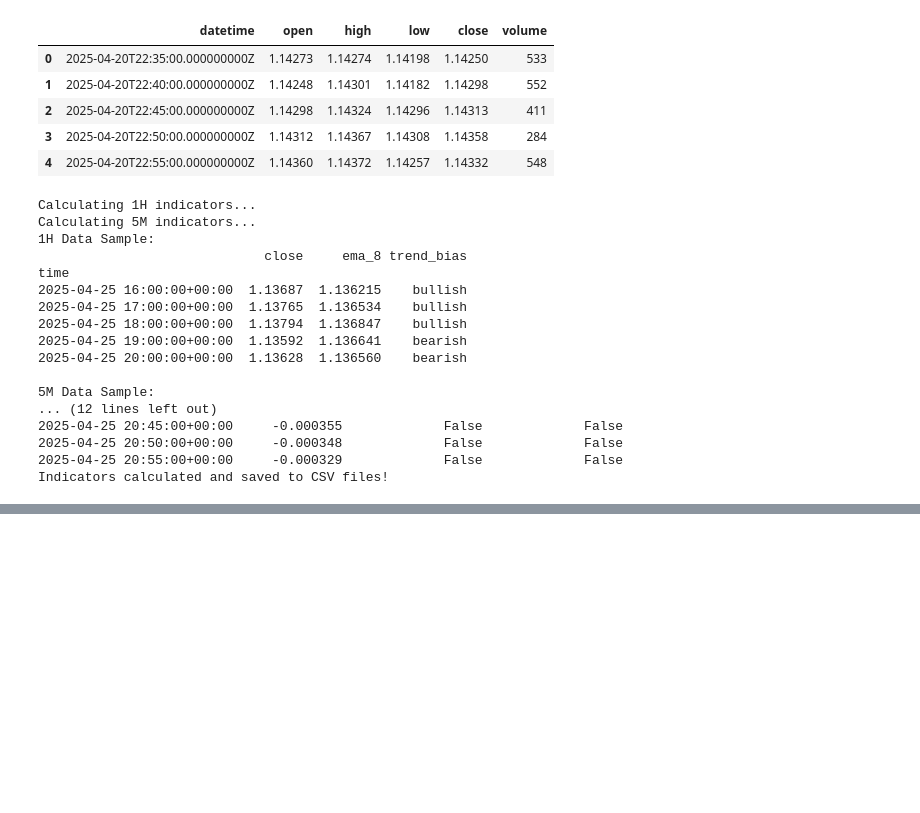
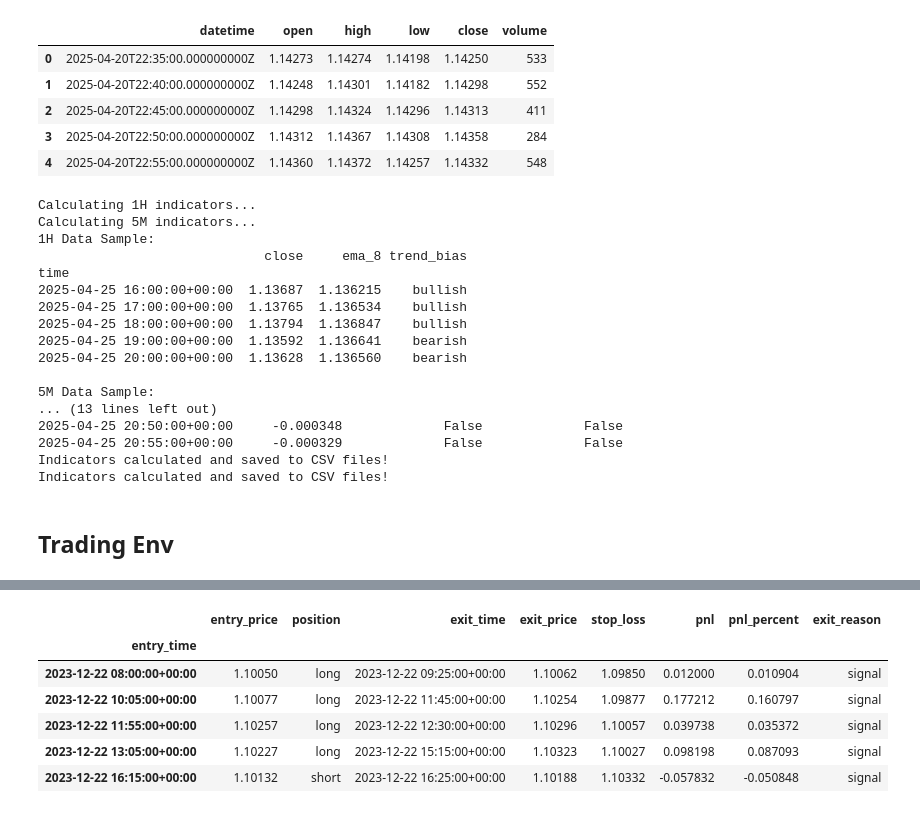
Before and after one commit to Chiqo-ke/-High-Frequency-Trading-Model-with-IB, a Jupyter notebook: DQN-model.ipynb, the cells around one changed output, grey strips where cells are left out. Saved outputs shown, nothing was run; the diff lists cells and outputs as text; code cells hidden in the pictures; blank space fills up the shorter version.

Commit message:
Trading envirnonment testing

```diff
--- a/DQN-model.ipynb
+++ b/DQN-model.ipynb
@@ -130,11 +135,6 @@ M5 Data Sample:
 | 3 | 2025-04-20T22:50:00.000000000Z | 1.14312 | 1.14367 | 1.14308 | 1.14358 | 284 |
 | 4 | 2025-04-20T22:55:00.000000000Z | 1.14360 | 1.14372 | 1.14257 | 1.14332 | 548 |
 # %%
-import pandas as pd
-import pandas_ta as ta
-import matplotlib.pyplot as plt
-import numpy as np
-
 # Load the data
 h1_data = pd.read_csv('H1_cleaned.csv')
 m5_data = pd.read_csv('M5_cleaned.csv')
@@ -211,6 +211,28 @@ print("\n5M Data Sample:")
 print(m5_data[['close', 'ema_5', 'rsi_9', 'MACD_8_17_9', 'MACDs_8_17_9',
                'macd_cross_above', 'macd_cross_below']].tail())
 
+print("Indicators calculated and saved to CSV files!")
+
+# Create signals DataFrame
+signals_df = pd.DataFrame({
+    'datetime': m5_data.index,
+    'close': m5_data['close'],
+    'ema_5': m5_data['ema_5'],
+    'rsi_9': m5_data['rsi_9'],
+    'macd': m5_data['MACD_8_17_9'],
+    'macd_signal': m5_data['MACDs_8_17_9'],
+    'price_crossed_above_ema': m5_data['price_crossed_above_ema'],
+    'price_crossed_below_ema': m5_data['price_crossed_below_ema'],
+    'macd_cross_above': m5_data['macd_cross_above'],
+    'macd_cross_below': m5_data['macd_cross_below']
+})
+
+# Add hourly trend bias by resampling to 5-minute timeframe
+hourly_bias = h1_data['trend_bias'].reindex(m5_data.index, method='ffill')
+signals_df['trend_bias'] = hourly_bias
+
+signals_df
+
 # Function to visualize the indicators for a specific time period (optional)
 def visualize_indicators(h1_sample, m5_sample, period=50):
     """
@@ -266,8 +288,10 @@ time
 2025-04-25 20:00:00+00:00  1.13628  1.136560    bearish
 
 5M Data Sample:
-... (12 lines left out)
-2025-04-25 20:45:00+00:00     -0.000355             False             False
+... (13 lines left out)
 2025-04-25 20:50:00+00:00     -0.000348             False             False
 2025-04-25 20:55:00+00:00     -0.000329             False             False
 Indicators calculated and saved to CSV files!
+Indicators calculated and saved to CSV files!
+# %% [markdown]
+## Trading Env
@@ -273,0 +753,36 @@ Indicators calculated and saved to CSV files!
+# %%
+# Initialize trades_df as None or empty DataFrame
+trades_df = pd.DataFrame()
+portfolio_df = pd.DataFrame()
+
+# Prepare trading signals
+signals_df['signal'] = 'no_signal'
+
+# Generate long entry signals
+signals_df.loc[(signals_df['trend_bias'] == 'bullish') &
+              (signals_df['price_crossed_above_ema']) &
+              (signals_df['rsi_9'] > 30), 'signal'] = 'buy'
+
+# Generate short entry signals
+signals_df.loc[(signals_df['trend_bias'] == 'bearish') &
+              (signals_df['price_crossed_below_ema']) &
+              (signals_df['rsi_9'] < 70), 'signal'] = 'sell'
+
+# Generate exit signals
+signals_df.loc[signals_df['macd_cross_below'], 'signal'] = 'exit_buy'
+signals_df.loc[signals_df['macd_cross_above'], 'signal'] = 'exit_sell'
+
+# Calculate stop losses (example: 20 pips)
+pip_value = 0.0001
+stop_loss_pips = 20
+signals_df['stop_loss_long'] = signals_df['close'] - (stop_loss_pips * pip_value)
+signals_df['stop_loss_short'] = signals_df['close'] + (stop_loss_pips * pip_value)
+
+# Execute trades with initial balance of $10,000 and 2% risk per trade
+trades_df, portfolio_df = execute_trades(signals_df, initial_balance=10, position_size_percent=2)
+
+print("\nTrade Summary:")
+print(f"Number of trades executed: {len(trades_df)}")
+print("\nFirst few trades:")
+display(trades_df.head())
+# %% [output]
@@ -273,0 +806,7 @@ Indicators calculated and saved to CSV files!
+|  | entry_price | position | exit_time | exit_price | stop_loss | pnl | pnl_percent | exit_reason |
+| entry_time |  |  |  |  |  |  |  |  |
+| 2023-12-22 08:00:00+00:00 | 1.10050 | long | 2023-12-22 09:25:00+00:00 | 1.10062 | 1.09850 | 0.012000 | 0.010904 | signal |
+| 2023-12-22 10:05:00+00:00 | 1.10077 | long | 2023-12-22 11:45:00+00:00 | 1.10254 | 1.09877 | 0.177212 | 0.160797 | signal |
+| 2023-12-22 11:55:00+00:00 | 1.10257 | long | 2023-12-22 12:30:00+00:00 | 1.10296 | 1.10057 | 0.039738 | 0.035372 | signal |
+| 2023-12-22 13:05:00+00:00 | 1.10227 | long | 2023-12-22 15:15:00+00:00 | 1.10323 | 1.10027 | 0.098198 | 0.087093 | signal |
+| 2023-12-22 16:15:00+00:00 | 1.10132 | short | 2023-12-22 16:25:00+00:00 | 1.10188 | 1.10332 | -0.057832 | -0.050848 | signal |
```
Also changed, not shown: parts of 5 cells of this notebook, 37 other files.
